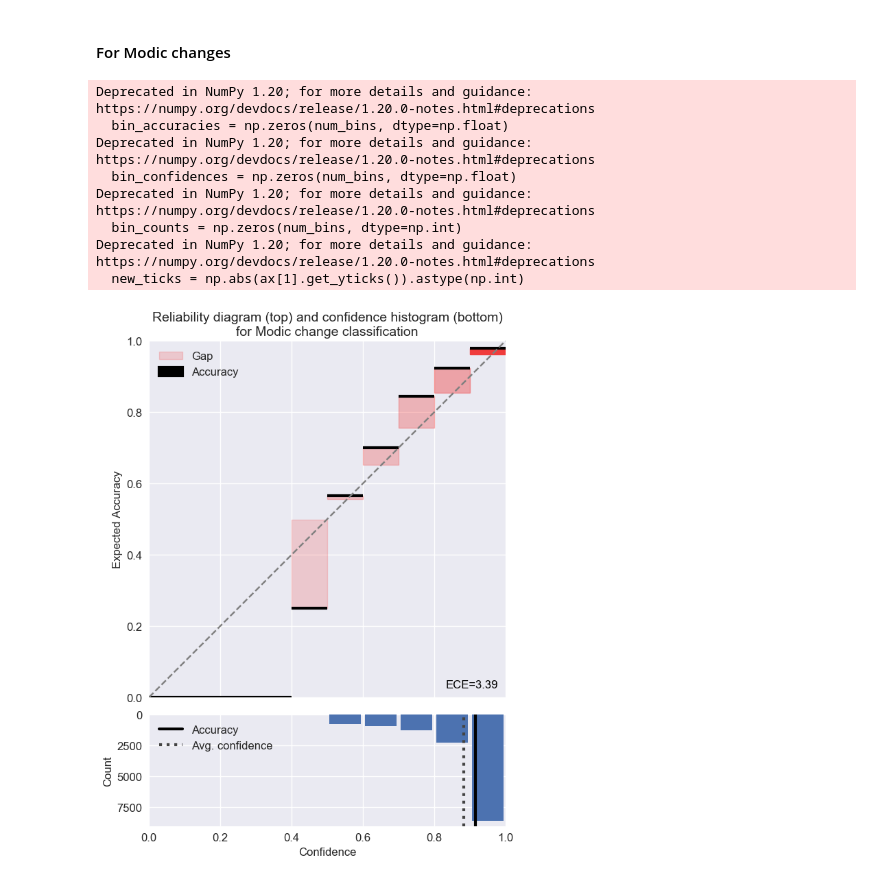
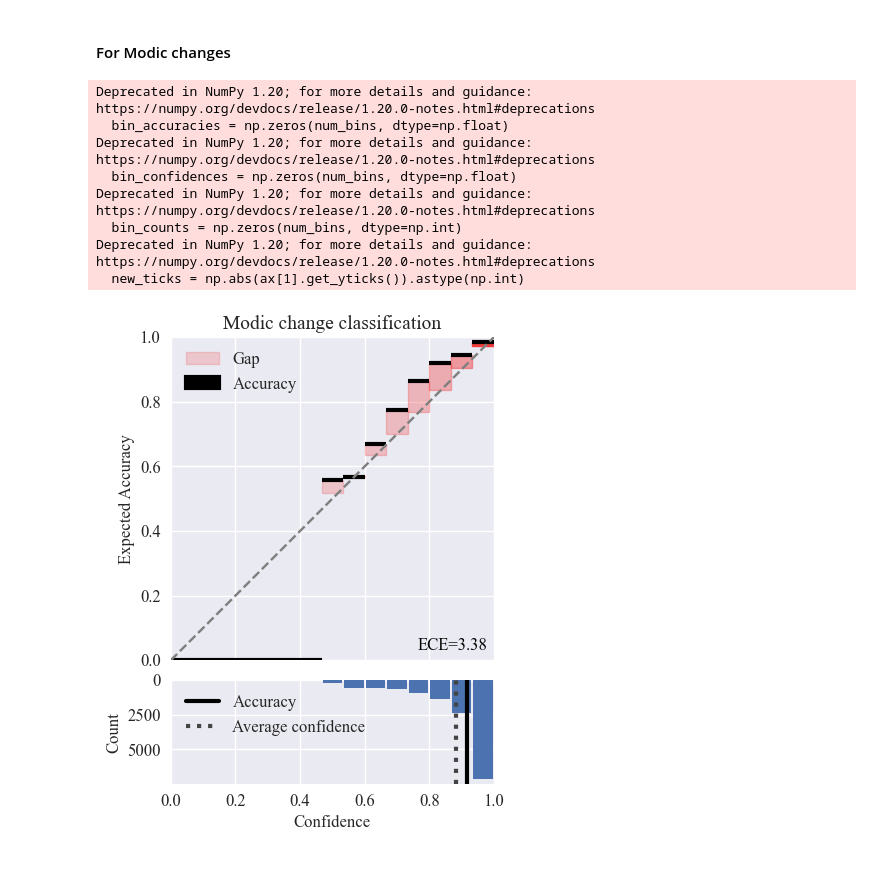
Before and after one commit to TerMcs/agrel_spinenet_external_validation, a Jupyter notebook: notebooks/reliability_diagrams.ipynb, the cells around one changed output. Drawn from its saved outputs; the diff is of its cells as text; code cells hidden in the pictures.

```diff
--- a/notebooks/reliability_diagrams.ipynb
+++ b/notebooks/reliability_diagrams.ipynb
@@ -143,7 +143,7 @@ def _confidence_histogram_subplot(ax, bin_data,
         acc_plt = ax.axvline(x=bin_data["avg_accuracy"], ls="solid", lw=3,
                              c="black", label="Accuracy")
         conf_plt = ax.axvline(x=bin_data["avg_confidence"], ls="dotted", lw=3,
-                              c="#444444", label="Avg. confidence")
+                              c="#444444", label="Average confidence")
         ax.legend(handles=[acc_plt, conf_plt])
 
 
@@ -281,6 +281,8 @@ y_conf = df.Pfirrmann_probability.values
 # %%
 # Override matplotlib default styling.
 plt.style.use("seaborn")
+
+plt.rc('font',family='Times New Roman')
 
 plt.rc('font', size=12)
 plt.rc("axes", labelsize=12)
@@ -322,26 +324,26 @@ df_mc_c = df[['project_ID', 'Level', 'LowerMC_probability', 'LowerMarrow', 'gt_m
 df_mc_c.rename(columns = {'LowerMC_probability':'MC_probability', 'LowerMarrow':'MC_prediction', 'gt_mc_c':'gt_mc'}, inplace = True)
 # %%
 dfs = [df_mc_r, df_mc_c]
-df = pd.concat(dfs)
+df_mc = pd.concat(dfs)
 # %%
-y_true = df.gt_mc.values
-y_pred = df.MC_prediction.values
-y_conf = df.MC_probability.values
+y_true_mc = df_mc.gt_mc.values
+y_pred_mc = df_mc.MC_prediction.values
+y_conf_mc = df_mc.MC_probability.values
 # %%
 title = 'Reliability diagram (top) and confidence histogram (bottom)\nfor Modic change classification'
 
-fig = reliability_diagram(y_true, y_pred, y_conf, num_bins=10, draw_ece=True,
+fig = reliability_diagram(y_true_mc, y_pred_mc, y_conf_mc, num_bins=15, draw_ece=True,
                           draw_bin_importance="alpha", draw_averages=True,
-                          title=title, figsize=(6, 6), dpi=100,
+                          title="Modic change classification", figsize=(4, 4), dpi=100,
                           return_fig=True)
 # %% [output]
 Deprecated in NumPy 1.20; for more details and guidance: https://numpy.org/devdocs/release/1.20.0-notes.html#deprecations
   bin_accuracies = np.zeros(num_bins, dtype=np.float)
 Deprecated in NumPy 1.20; for more details and guidance: https://numpy.org/devdocs/release/1.20.0-notes.html#deprecations
   bin_confidences = np.zeros(num_bins, dtype=np.float)
 Deprecated in NumPy 1.20; for more details and guidance: https://numpy.org/devdocs/release/1.20.0-notes.html#deprecations
   bin_counts = np.zeros(num_bins, dtype=np.int)
 Deprecated in NumPy 1.20; for more details and guidance: https://numpy.org/devdocs/release/1.20.0-notes.html#deprecations
   new_ticks = np.abs(ax[1].get_yticks()).astype(np.int)
-[figure, old version]
+[figure, new version]
 # %%
```
Also changed, not shown: parts of 4 cells of this notebook, 4 other files.
